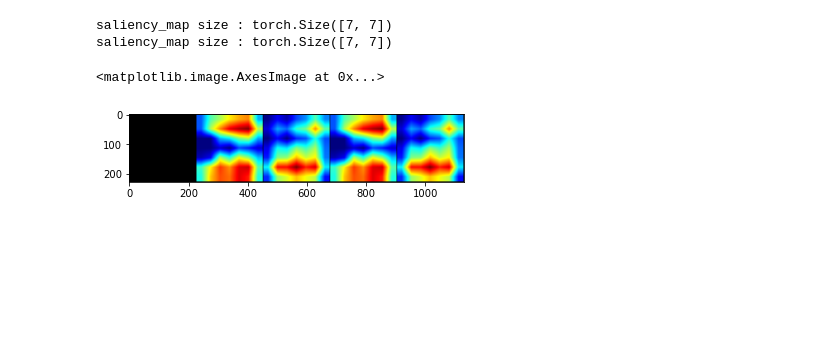
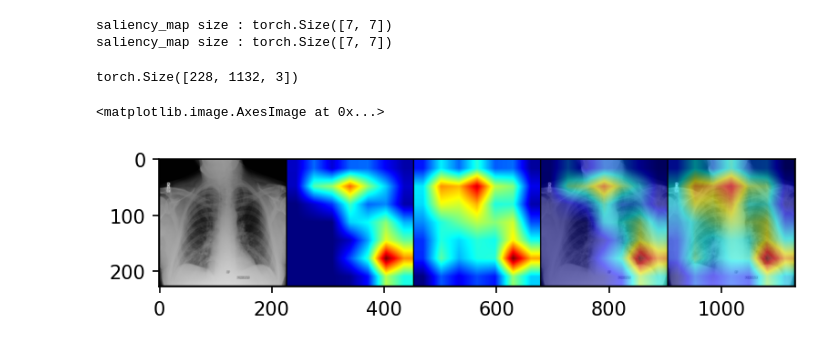
Before and after one commit to n-akram/SafeML, a Jupyter notebook: Implementation_in_Python/Examples/PneumoniaDetection/PneumoniaDetection.ipynb, the cells around one changed output. Cells and saved outputs as stored; diff of their text form; code cells hidden in the pictures; blank space fills up the shorter version.

```diff
--- a/Implementation_in_Python/Examples/PneumoniaDetection/PneumoniaDetection.ipynb
+++ b/Implementation_in_Python/Examples/PneumoniaDetection/PneumoniaDetection.ipynb
@@ -322,8 +287,10 @@ Label :  1
 # %%
 normalizer = Normalize(mean=[0.485, 0.456, 0.406], std=[0.229, 0.224, 0.225])
-torch_img = torch.from_numpy(np.asarray(pil_img)).permute(2, 0, 1).unsqueeze(0).float().div(255).cuda()
+#torch_img = torch.from_numpy(np.asarray(pil_img)).permute(2, 0, 1).unsqueeze(0).float().div(255).cuda()
+torch_img = torch.from_numpy(np.asarray(pil_img)).permute(2, 0, 1).unsqueeze(0).float().cuda()
 torch_img = F.upsample(torch_img, size=(224, 224), mode='bilinear', align_corners=False)
-normed_torch_img = normalizer(torch_img)
+#normed_torch_img = normalizer(torch_img)
+normed_torch_img = torch_img
 # %%
 cam_dict = dict()
 
@@ -337,18 +304,22 @@ saliency_map size : torch.Size([7, 7])
 # %%
 images = []
 for gradcam, gradcam_pp in cam_dict.values():
     mask, _ = gradcam(normed_torch_img)
     heatmap, result = visualize_cam(mask.cpu(), torch_img.cpu())
 
     mask_pp, _ = gradcam_pp(normed_torch_img)
     heatmap_pp, result_pp = visualize_cam(mask_pp.cpu(), torch_img.cpu())
 
     images.append(torch.stack([torch_img.squeeze().cpu(), heatmap, heatmap_pp, result, result_pp], 0))
 
 images = make_grid(torch.cat(images, 0), nrow=5)
 
 images = np.transpose(images, (1, 2, 0))
+print(images.shape)
+dpi = 150
+rcParams['figure.dpi']= dpi
 plt.imshow(images)
 # %% [output]
-<matplotlib.image.AxesImage at 0x...>
+torch.Size([228, 1132, 3])
+<matplotlib.image.AxesImage at 0x...>
-[figure, old version]
+[figure, new version]
```
Also changed, not shown: parts of 11 cells of this notebook.
